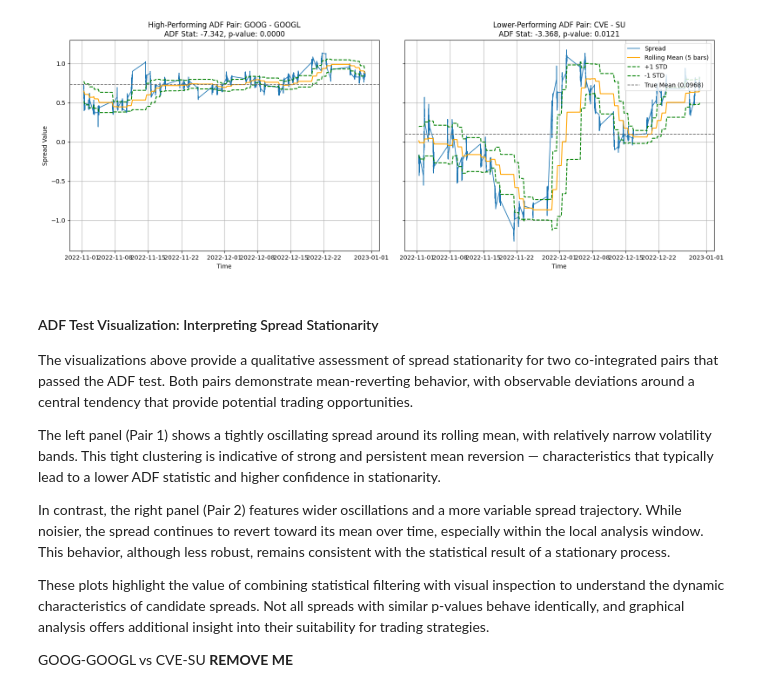
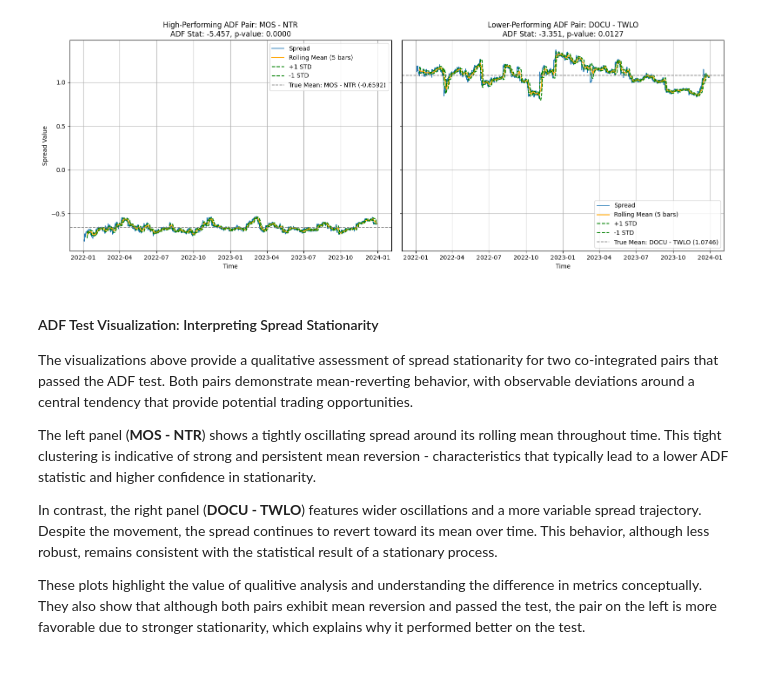
Before and after one commit to Smao19/equity-pairs-trading, a Jupyter notebook: notebooks/pair_research.ipynb, the cells around one changed output. Drawn from its saved outputs; the diff is of its cells as text; code cells hidden in the pictures.

```diff
--- a/notebooks/pair_research.ipynb
+++ b/notebooks/pair_research.ipynb
@@ -134,7 +158,7 @@ The subsequent stages in the notebook will build on this reduced universe, apply
 TOP_N = 1000
 
 # Load train data
-train_df = pd.read_parquet("../data/train.parquet")
+train_df = pd.read_parquet("../data/full_train.parquet")
 
 # Extract close prices: columns = tickers, rows = minute timestamps
 close_px = train_df.xs('close', axis=1, level=1)
@@ -156,6 +180,5 @@ pairs_sorted = sorted(pairs, key=lambda x: abs(x[2]), reverse=True)
 top_pairs_df = pd.DataFrame(pairs_sorted[:TOP_N], columns=["ticker1", "ticker2", "correlation"])
 
 # Visualize
-print(top_pairs_df.shape)
 display(top_pairs_df.head())
 # %% [output]
@@ -189,13 +214,13 @@ coint_results = []
 # Loop through top N pairs and test for cointegration
 for _, row in tqdm(top_pairs_df.iterrows(), total=len(top_pairs_df), desc="Cointegration Filtering"):
     t1, t2 = row['ticker1'], row['ticker2']
-    s1 = close_px[t1]
-    s2 = close_px[t2]
+    s1 = np.log(close_px[t1])
+    s2 = np.log(close_px[t2])
 
     # Drop rows with missing data for this pair
     pair_df = pd.concat([s1, s2], axis=1).dropna()
 
-    # Perform Engle-Granger cointegration test (coint returns: score, pvalue, _)
+    # Perform Engle-Granger cointegration test
     _, pval, _ = coint(pair_df.iloc[:, 0], pair_df.iloc[:, 1], maxlag=8)
 
     if pval < COINT_P_THRESHOLD:
@@ -240,8 +272,8 @@ In addition to this static spread, we compute the **rolling hedge ratio** using
 
 This spread series becomes the core input for all subsequent assessments of mean-reverting behavior.
 # %%
-# Parameters
-ROLLING_WINDOW = 60  # window for rolling beta calculation
+# Window for rolling beta
+MEAN_ROLLING_WINDOW = 330 * 5 * 8  # 8 weeks (~13,200 bars)
 
 # Initialize list to hold spread information
 spread_data = []
@@ -249,8 +281,8 @@ spread_data = []
 # Iterate over cointegrated pairs
 for _, row in tqdm(coint_pairs_df.iterrows(), total=len(coint_pairs_df), desc="Constructing Spreads"):
     t1, t2 = row['ticker1'], row['ticker2']
-    s1 = close_px[t1]
-    s2 = close_px[t2]
+    s1 = np.log(close_px[t1])
+    s2 = np.log(close_px[t2])
 
     # Drop missing values for this pair
     pair_df = pd.concat([s1, s2], axis=1).dropna()
@@ -265,11 +297,11 @@ for _, row in tqdm(coint_pairs_df.iterrows(), total=len(coint_pairs_df), desc="C
     pair_df['spread'] = pair_df['s1'] - hedge_ratio * pair_df['s2']
 
     # Vectorized rolling beta calculation
-    s1_roll_mean = pair_df['s1'].rolling(window=ROLLING_WINDOW).mean()
-    s2_roll_mean = pair_df['s2'].rolling(window=ROLLING_WINDOW).mean()
+    s1_roll_mean = pair_df['s1'].rolling(window=MEAN_ROLLING_WINDOW).mean()
+    s2_roll_mean = pair_df['s2'].rolling(window=MEAN_ROLLING_WINDOW).mean()
 
-    cov = (pair_df['s1'] * pair_df['s2']).rolling(window=ROLLING_WINDOW).mean() - s1_roll_mean * s2_roll_mean
-    var = pair_df['s2'].rolling(window=ROLLING_WINDOW).var()
+    cov = (pair_df['s1'] * pair_df['s2']).rolling(window=MEAN_ROLLING_WINDOW).mean() - s1_roll_mean * s2_roll_mean
+    var = pair_df['s2'].rolling(window=MEAN_ROLLING_WINDOW).var()
 
     pair_df['rolling_beta'] = cov / var
 
@@ -350,34 +383,33 @@ Number of mean-reverting spreads: 80
 # %%
 # Sanity Check / Visualization
 
-ROLLING_WINDOW = 5  # in days
-start_date = '2022-11-01'  # Define a zoom window
-end_date = '2023-01-01'
+MEAN_ROLLING_WINDOW = 5  # in days
+start_date = '2022-01-01'  # Define a zoom window
+end_date = '2024-01-01'
 fig, axes = plt.subplots(1, 2, figsize=(16, 6), sharey=True)  # Set up subplots
 
 mean_rev_assess_plot(
-    rolling_window=ROLLING_WINDOW,
+    rolling_window=MEAN_ROLLING_WINDOW,
     start_date=start_date,
     end_date=end_date,
     pairs={
-        'High-Performing': adf_pairs_df.iloc[0],
-        'Lower-Performing': adf_pairs_df.iloc[-6]
+        'High-Performing': adf_pairs_df.iloc[1],
+        'Lower-Performing': adf_pairs_df.iloc[-4]
     },
     axes=axes,
     metric_label="ADF",
-    stat_fn=lambda row: f"ADF Stat: {row['adf_stat']:.3f}, p-value: {row['adf_pval']:.4f}"
+    stat_fn=lambda row: f"ADF Stat: {row['adf_stat']:.3f}, p-value: {row['adf_pval']:.4f}",
+    legend_locs=['upper right', 'lower right']
 )
 # %% [output]
-[figure, old version]
+[figure, new version]
 # %% [markdown]
 #### ADF Test Visualization: Interpreting Spread Stationarity
 
 The visualizations above provide a qualitative assessment of spread stationarity for two co-integrated pairs that passed the ADF test. Both pairs demonstrate mean-reverting behavior, with observable deviations around a central tendency that provide potential trading opportunities.
 
-The left panel (Pair 1) shows a tightly oscillating spread around its rolling mean, with relatively narrow volatility bands. This tight clustering is indicative of strong and persistent mean reversion — characteristics that typically lead to a lower ADF statistic and higher confidence in stationarity.
+The left panel (**MOS - NTR**) shows a tightly oscillating spread around its rolling mean throughout time. This tight clustering is indicative of strong and persistent mean reversion - characteristics that typically lead to a lower ADF statistic and higher confidence in stationarity.
 
-In contrast, the right panel (Pair 2) features wider oscillations and a more variable spread trajectory. While noisier, the spread continues to revert toward its mean over time, especially within the local analysis window. This behavior, although less robust, remains consistent with the statistical result of a stationary process.
+In contrast, the right panel (**DOCU - TWLO**) features wider oscillations and a more variable spread trajectory. Despite the movement, the spread continues to revert toward its mean over time. This behavior, although less robust, remains consistent with the statistical result of a stationary process.
 
-These plots highlight the value of combining statistical filtering with visual inspection to understand the dynamic characteristics of candidate spreads. Not all spreads with similar p-values behave identically, and graphical analysis offers additional insight into their suitability for trading strategies.
-
-GOOG-GOOGL vs CVE-SU **REMOVE ME**
+These plots highlight the value of qualitive analysis and understanding the difference in metrics conceptually. They also show that although both pairs exhibit mean reversion and passed the test, the pair on the left is more favorable due to stronger stationarity, which explains why it performed better on the test.
```
Also changed, not shown: parts of 39 cells of this notebook, 4 other files.
